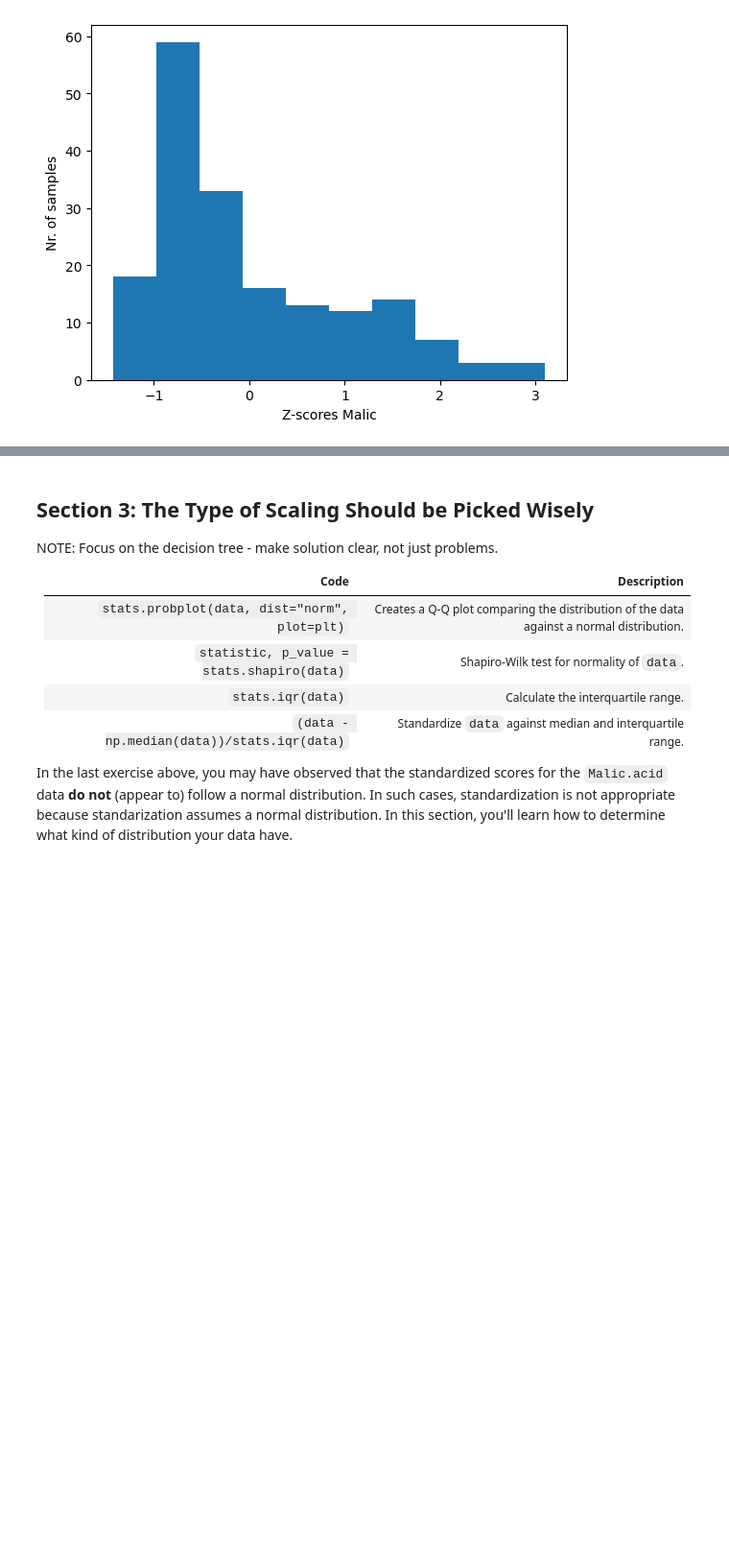
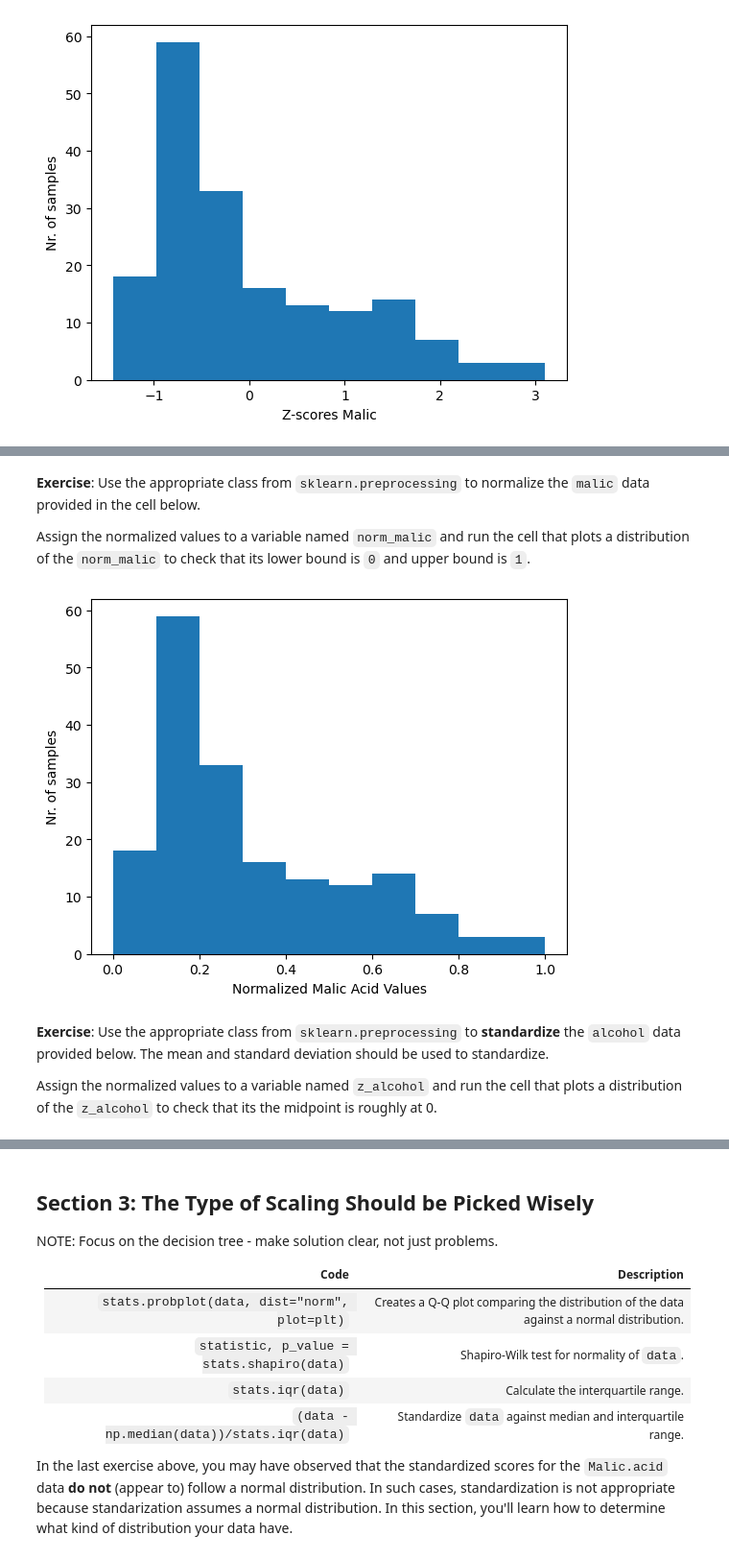
Before and after one commit to atleer/intro-to-deep-learning-dev, a Jupyter notebook: Day02/07_data_standardization/07_data_standardization.ipynb, the cells around one changed output, grey strips where cells are left out. Shown at 96% size. Saved outputs shown, nothing was run; the diff lists cells and outputs as text; code cells hidden in the pictures; blank space fills up the shorter version.

```diff
--- a/Day02/07_data_standardization/07_data_standardization.ipynb
+++ b/Day02/07_data_standardization/07_data_standardization.ipynb
@@ -364,0 +367,18 @@ tensor([[0.8421, 0.1917, 0.5722,  ..., 0.4553, 0.9707, 0.5613],
+# %% [markdown]
+**Exercise**: Use the appropriate class from `sklearn.preprocessing` to normalize the `malic` data provided in the cell below.
+
+ Assign the normalized values to a variable named `norm_malic` and run the cell that plots a distribution of the `norm_malic` to check that its lower bound is `0` and upper bound is `1`.
+# %%
+malic = df['Malic.acid'].values.reshape(-1,1)
+# %%
+norm_malic = MinMaxScaler().fit_transform(malic)
+# %%
+plt.hist(norm_malic)
+plt.xlabel('Normalized Malic Acid Values')
+plt.ylabel('Nr. of samples');
+# %% [output]
+[figure, added]
+# %% [markdown]
+**Exercise**: Use the appropriate class from `sklearn.preprocessing` to **standardize** the `alcohol` data provided below. The mean and standard deviation should be used to standardize.
+
+ Assign the normalized values to a variable named `z_alcohol` and run the cell that plots a distribution of the `z_alcohol` to check that its the midpoint  is roughly at 0.
```
Also changed, not shown: parts of 44 cells of this notebook.
